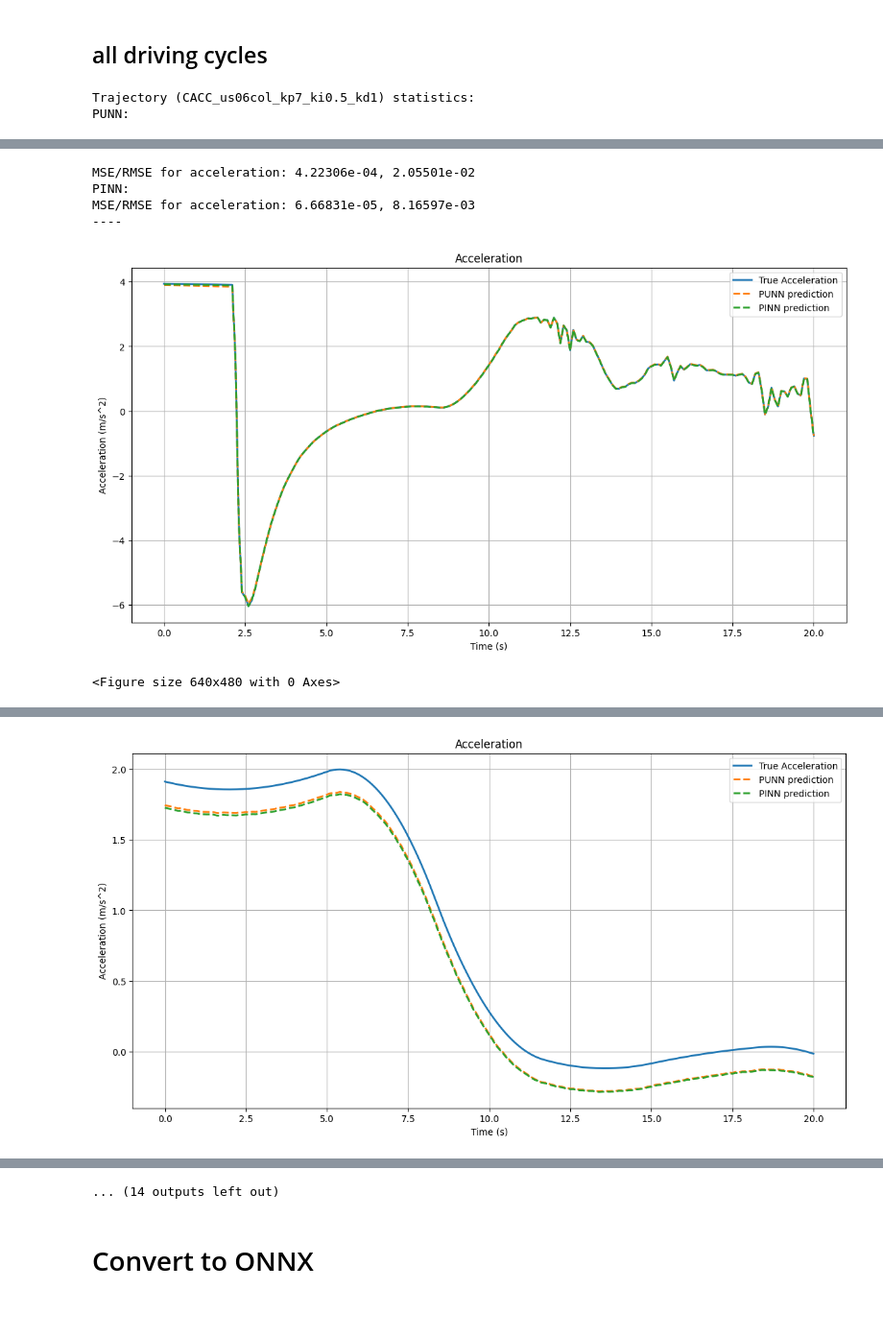
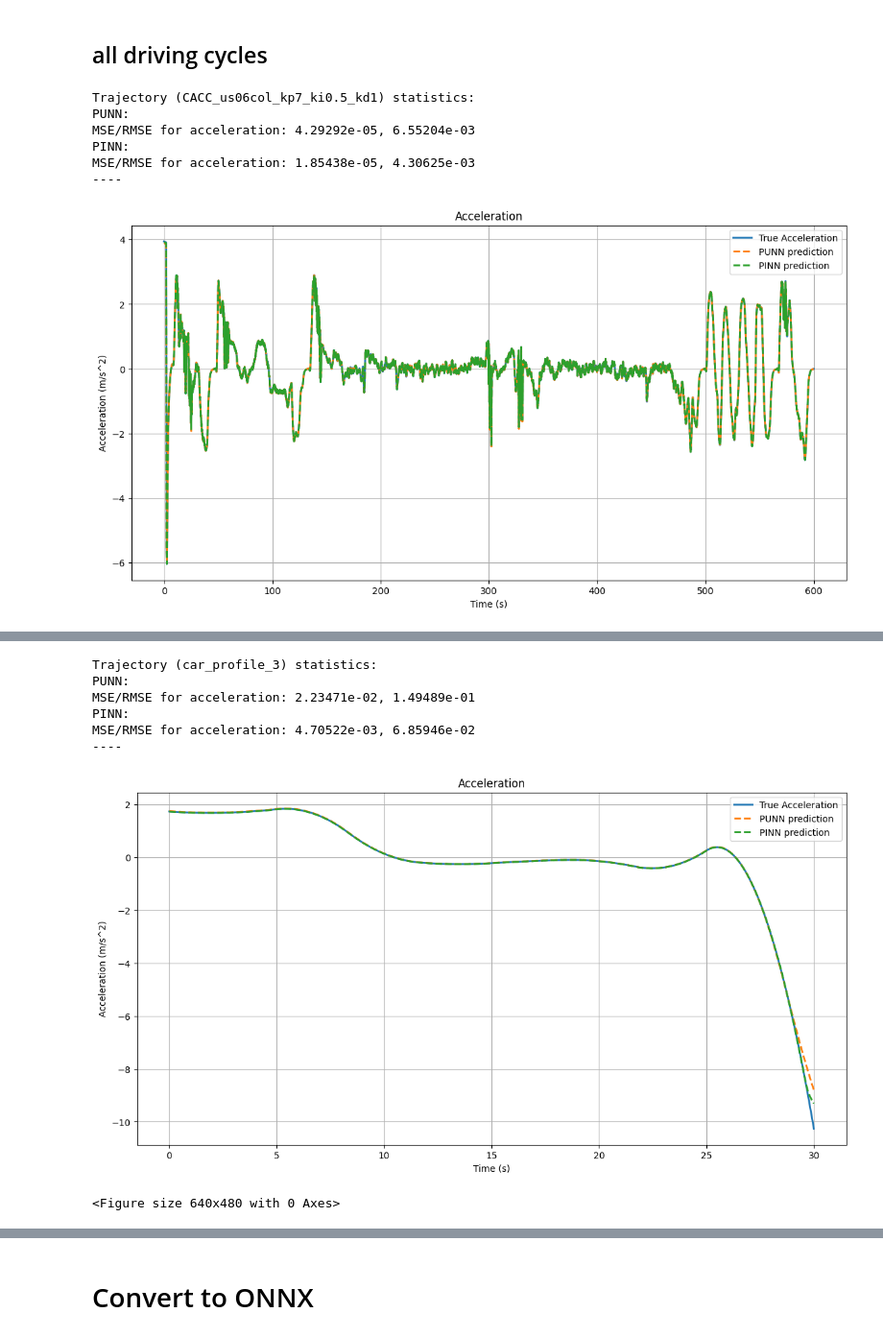
Before and after one commit to ZeArteaga/PINN-control-platooning, a Jupyter notebook: PINN.ipynb, the cells around one changed output, grey strips where cells are left out. Shown at 96% size. Saved outputs shown, nothing was run; the diff lists cells and outputs as text; code cells hidden in the pictures; blank space fills up the shorter version.

Commit message:
Optimal PINN (alpha=0.25) converted to onnx. Notebook plots updated

```diff
--- a/PINN.ipynb
+++ b/PINN.ipynb
@@ -502,31 +502,36 @@ pinn_model = load_model(f"models/pinn_FC_noWindow_udds_hwycol_fullsplit_alpha0.2
 #*TESTING
 # Directory containing other driving cycles
 driving_cycles_dir = "data/driving_cycles"
 cycle_files = [f for f in os.listdir(driving_cycles_dir) if f.endswith(".csv")]
 
 for cycle_file in cycle_files:
     traj_id = os.path.splitext(cycle_file)[0]
     df_test = pd.read_csv(os.path.join(driving_cycles_dir, cycle_file))
 
     t_start = 0
-    t_end = 20 #seconds
+    t_end = 2000 #seconds
     idx_start = int(t_start/dt)
     idx_end = int(t_end/dt)+1
     mask = (df_test["t"] >= t_start) & (df_test["t"] <= t_end)
     eval_Y = df_test[mask][["fv0_a", "fv0_v", "fv0_x"]].to_numpy()
     eval_X = df_test[mask][["t", "fv0_u", "fv0_v_noise"]].to_numpy()
     t_eval = df_test[mask][["t"]].to_numpy()
 
     print("Trajectory (" + str(traj_id) + ") statistics: ")
     print("PUNN:")
     punn_test_eval = evaluate_results(model=punn_model, X=eval_X, true_data=eval_Y, dt=dt)
     print("PINN:")
     pinn_test_eval = evaluate_results(model=pinn_model, X=eval_X, true_data=eval_Y, dt=dt)
     print("----")
     comparison_plot(t=t_eval, true_data=eval_Y, meas_data=None,
         pred_data=[(punn_test_eval, "PUNN prediction"), (pinn_test_eval, "PINN prediction")],
         suptitle="Predicted solution vs Ground Truth: PUNN vs PINN for trajectory " + str(traj_id)
     )
 # %% [output]
 Trajectory (CACC_us06col_kp7_ki0.5_kd1) statistics:
 PUNN:
+MSE/RMSE for acceleration: 4.29292e-05, 6.55204e-03
+PINN:
+MSE/RMSE for acceleration: 1.85438e-05, 4.30625e-03
+----
+[figure, new version]
@@ -539,6 +539,8 @@ I0000 00:00:1752924588.805482 1353096 device_compiler.h:188] Compiled cluster us
-MSE/RMSE for acceleration: 4.22306e-04, 2.05501e-02
+Trajectory (car_profile_3) statistics:
+PUNN:
+MSE/RMSE for acceleration: 2.23471e-02, 1.49489e-01
 PINN:
-MSE/RMSE for acceleration: 6.66831e-05, 8.16597e-03
+MSE/RMSE for acceleration: 4.70522e-03, 6.85946e-02
 ----
-[figure, old version]
+[figure, new version]
 <Figure size 640x480 with 0 Axes>
@@ -550,2 +552 @@ MSE/RMSE for acceleration: 2.94751e-02, 1.71683e-01
 ----
-[figure, old version]
@@ -567,4 +564,3 @@ MSE/RMSE for acceleration: 5.95913e-05, 7.71954e-03
-... (14 outputs left out)
 # %% [markdown]
 # Convert to ONNX
 # %%
```
Also changed, not shown: parts of 2 cells of this notebook, 2 other files.
